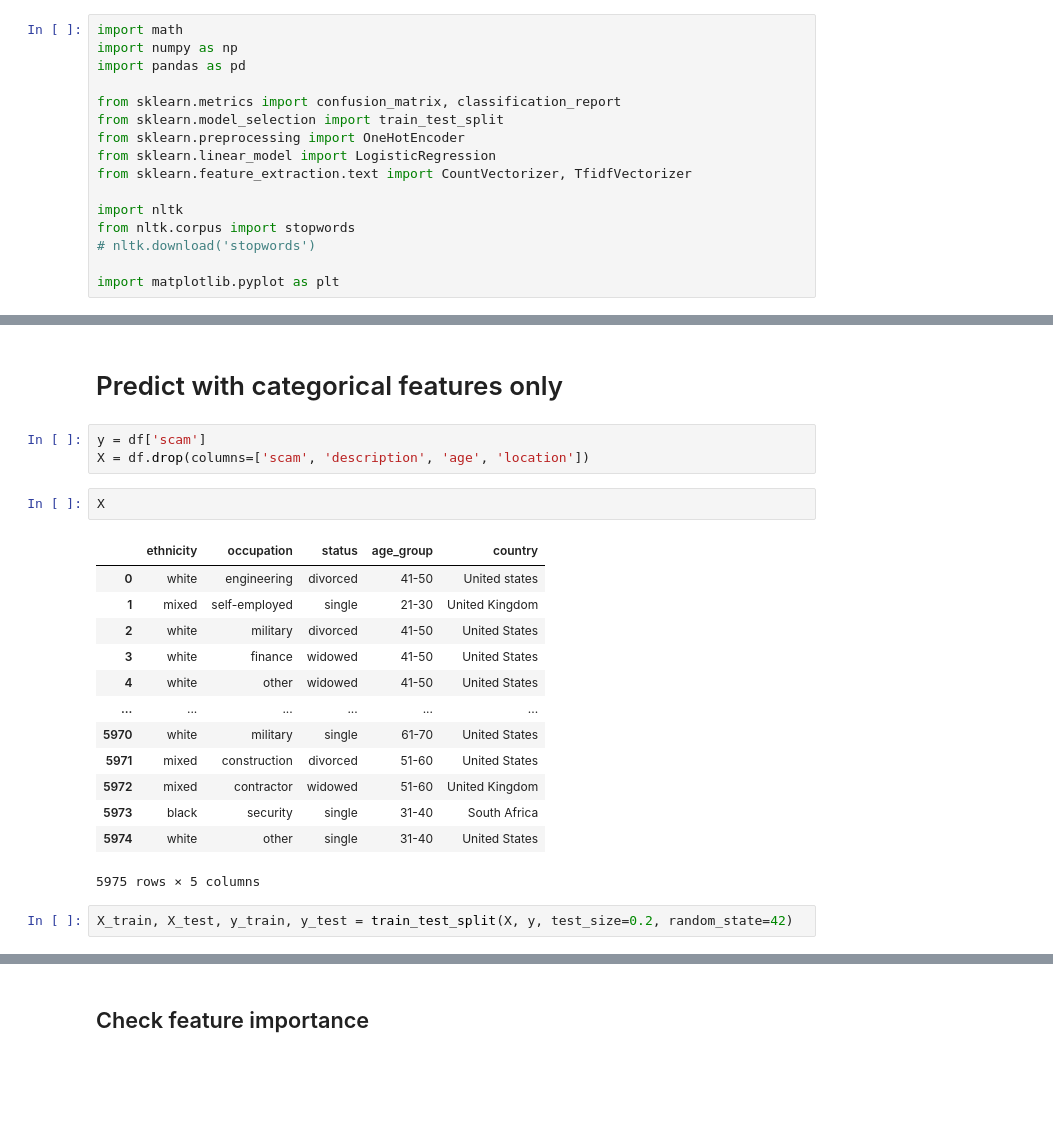
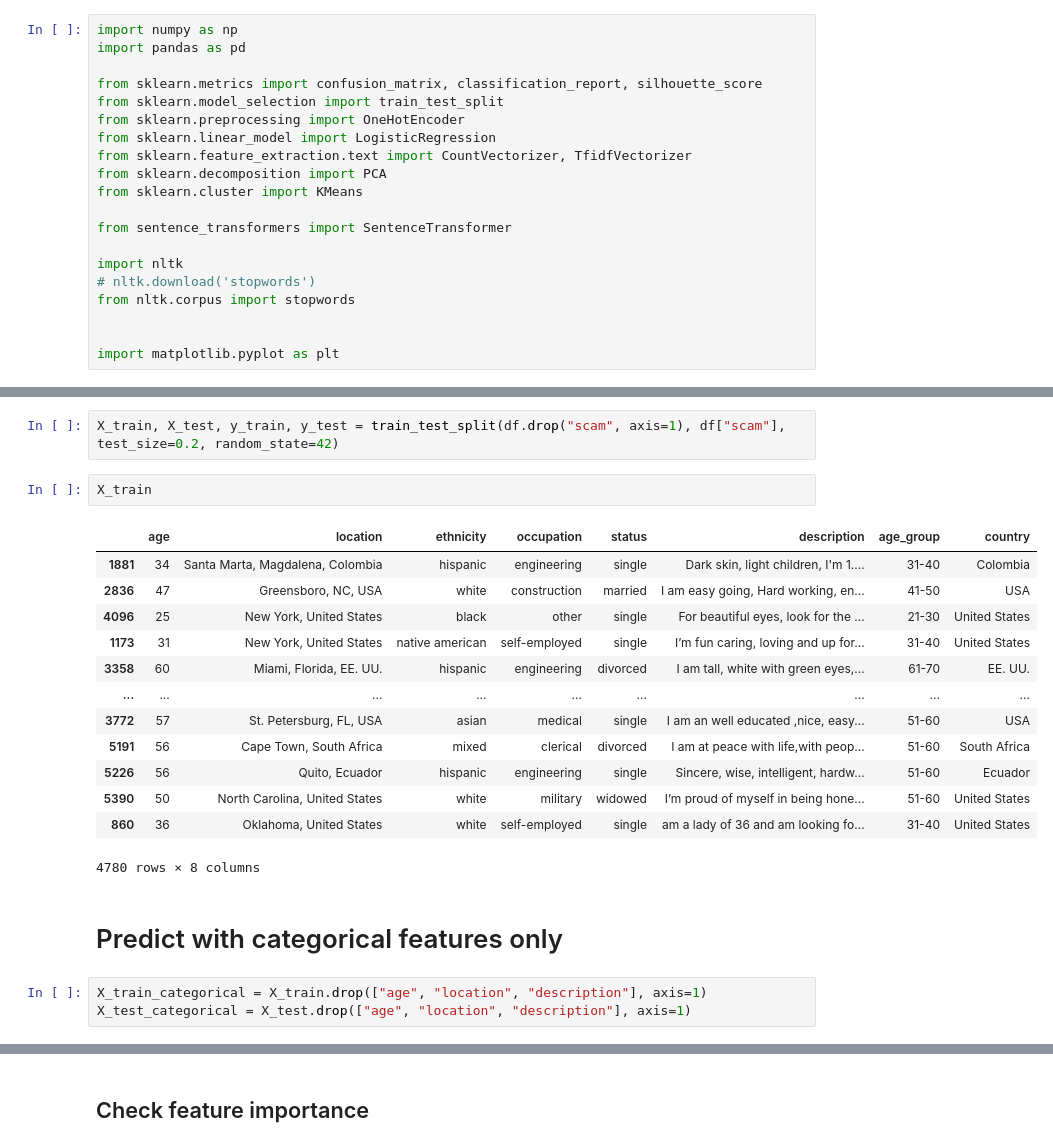
Before and after one commit to ben-dom393/DSA4263_Dating_Fraud, a Jupyter notebook: notebooks/profiles_logistic_regression.ipynb, the cells around one changed output, grey strips where cells are left out. Cells and saved outputs as stored; diff of their text form; blank space fills up the shorter version.

```diff
--- a/notebooks/profiles_logistic_regression.ipynb
+++ b/notebooks/profiles_logistic_regression.ipynb
@@ -1,17 +1,21 @@
 # %%
-import math
 import numpy as np
 import pandas as pd
 
-from sklearn.metrics import confusion_matrix, classification_report
+from sklearn.metrics import confusion_matrix, classification_report, silhouette_score
 from sklearn.model_selection import train_test_split
 from sklearn.preprocessing import OneHotEncoder
 from sklearn.linear_model import LogisticRegression
 from sklearn.feature_extraction.text import CountVectorizer, TfidfVectorizer
+from sklearn.decomposition import PCA
+from sklearn.cluster import KMeans
+
+from sentence_transformers import SentenceTransformer
 
 import nltk
+# nltk.download('stopwords')
 from nltk.corpus import stopwords
-# nltk.download('stopwords')
+
 
 import matplotlib.pyplot as plt
 # %%
@@ -24,28 +28,28 @@ df.head()
 | 2 | 49 | Providence, Utah, United States | white | military | divorced | I enjoy a variety of things. I am... | 1 | 41-50 | United States |
 | 3 | 48 | Castrop-Rauxel, Germany, or New Y... | white | finance | widowed | I am an optimistic person who has... | 1 | 41-50 | United States |
 | 4 | 48 | Miami, Florida, United States | white | other | widowed | am a gentle woman, i love going t... | 1 | 41-50 | United States |
+# %%
+X_train, X_test, y_train, y_test = train_test_split(df.drop("scam", axis=1), df["scam"], test_size=0.2, random_state=42)
+# %%
+X_train
+# %% [output]
+|  | age | location | ethnicity | occupation | status | description | age_group | country |
+| 1881 | 34 | Santa Marta, Magdalena, Colombia | hispanic | engineering | single | Dark skin, light children, I'm 1.... | 31-40 | Colombia |
+| 2836 | 47 | Greensboro, NC, USA | white | construction | married | I am easy going, Hard working, en... | 41-50 | USA |
+| 4096 | 25 | New York, United States | black | other | single | For beautiful eyes, look for the ... | 21-30 | United States |
+| 1173 | 31 | New York, United States | native american | self-employed | single | I’m fun caring, loving and up for... | 31-40 | United States |
+| 3358 | 60 | Miami, Florida, EE. UU. | hispanic | engineering | divorced | I am tall, white with green eyes,... | 61-70 | EE. UU. |
+| ... | ... | ... | ... | ... | ... | ... | ... | ... |
+| 3772 | 57 | St. Petersburg, FL, USA | asian | medical | single | I am an well educated ,nice, easy... | 51-60 | USA |
+| 5191 | 56 | Cape Town, South Africa | mixed | clerical | divorced | I am at peace with life,with peop... | 51-60 | South Africa |
+| 5226 | 56 | Quito, Ecuador | hispanic | engineering | single | Sincere, wise, intelligent, hardw... | 51-60 | Ecuador |
+| 5390 | 50 | North Carolina, United States | white | military | widowed | I’m proud of myself in being hone... | 51-60 | United States |
+| 860 | 36 | Oklahoma, United States | white | self-employed | single | am a lady of 36 and am looking fo... | 31-40 | United States |
+4780 rows × 8 columns
 # %% [markdown]
 # Predict with categorical features only
-# %%
-y = df['scam']
-X = df.drop(columns=['scam', 'description', 'age', 'location'])
-# %%
-X
-# %% [output]
-|  | ethnicity | occupation | status | age_group | country |
-| 0 | white | engineering | divorced | 41-50 | United states |
-| 1 | mixed | self-employed | single | 21-30 | United Kingdom |
-| 2 | white | military | divorced | 41-50 | United States |
-| 3 | white | finance | widowed | 41-50 | United States |
-| 4 | white | other | widowed | 41-50 | United States |
-| ... | ... | ... | ... | ... | ... |
-| 5970 | white | military | single | 61-70 | United States |
-| 5971 | mixed | construction | divorced | 51-60 | United States |
-| 5972 | mixed | contractor | widowed | 51-60 | United Kingdom |
-| 5973 | black | security | single | 31-40 | South Africa |
-| 5974 | white | other | single | 31-40 | United States |
-5975 rows × 5 columns
-# %%
-X_train, X_test, y_train, y_test = train_test_split(X, y, test_size=0.2, random_state=42)
+# %%
+X_train_categorical = X_train.drop(["age", "location", "description"], axis=1)
+X_test_categorical = X_test.drop(["age", "location", "description"], axis=1)
 # %%
 ohe = OneHotEncoder(handle_unknown="ignore")
```
Also changed, not shown: parts of 35 cells of this notebook.
